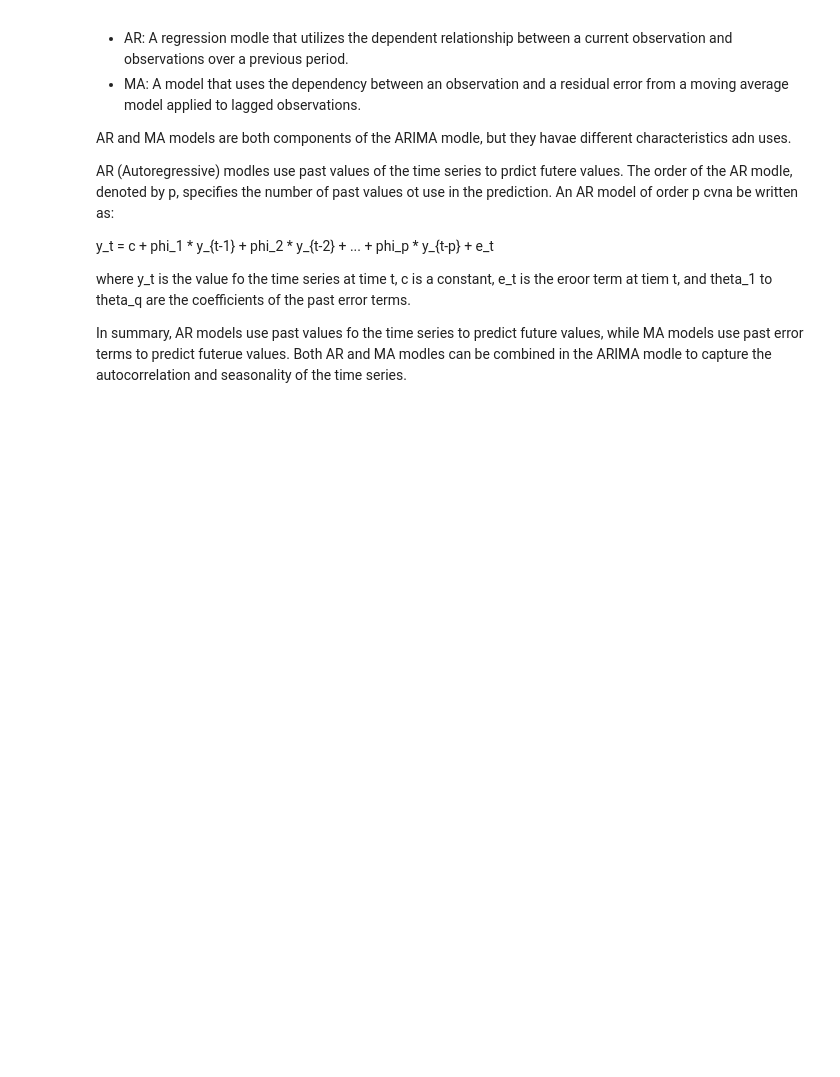
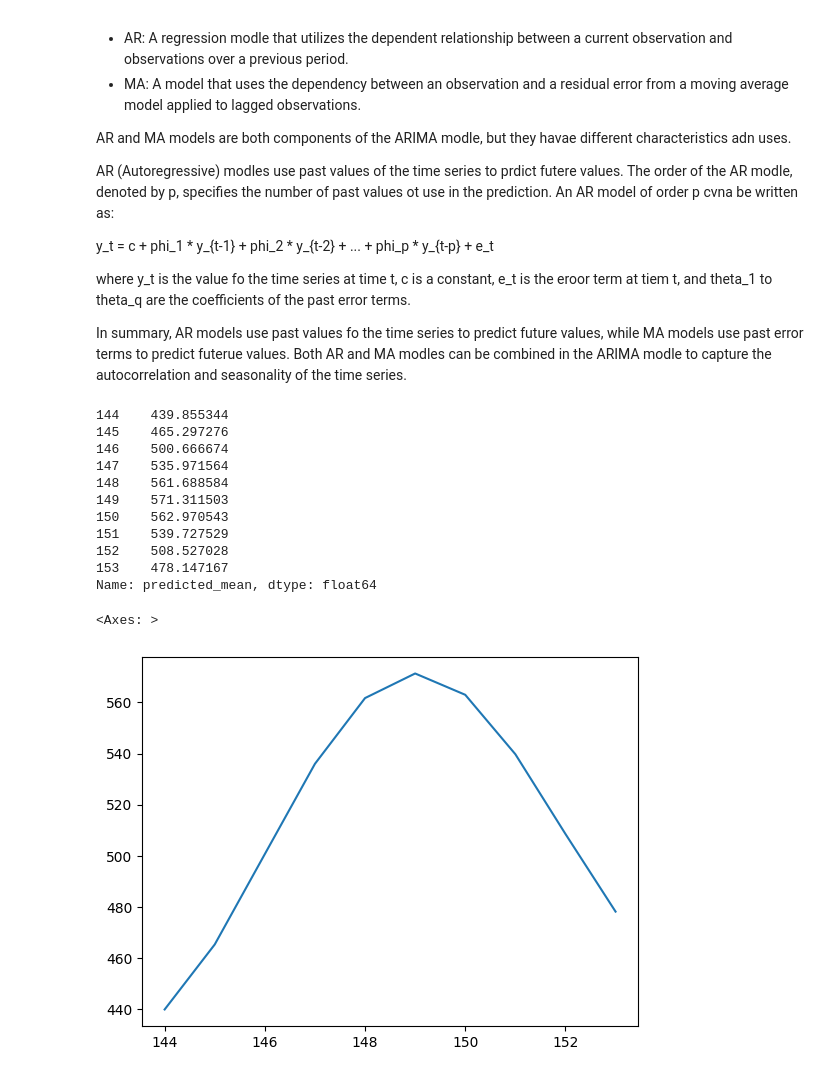
Before and after one commit to Ind-saurabh-kumar/Data_Science_Course, a Jupyter notebook: Deep_Learning_with_tensorflow/arima.ipynb, the cells around one changed output. Saved outputs shown, nothing was run; the diff lists cells and outputs as text; code cells hidden in the pictures; blank space fills up the shorter version.

Commit message:
arima model

```diff
--- a/Deep_Learning_with_tensorflow/arima.ipynb
+++ b/Deep_Learning_with_tensorflow/arima.ipynb
@@ -25,12 +25,37 @@ where y_t is the value fo the time series at time t, c is a constant, e_t is the
 In summary, AR models use past values fo the time series to predict future values, while MA models use past error terms to predict futerue values. Both AR and MA modles can be combined in the ARIMA modle to capture the autocorrelation and seasonality of the time series.
 # %%
 import pandas as pd
-from statsmodels.tsa.arima.models import ARIMA
+from statsmodels.tsa.arima.model import ARIMA
 
 # Load a sample dataset. We'll use "airPassengers" dataset.
-df=pd.read_csv('AirPassengers.csv')
+df=pd.read_csv('../Data/Airpassengers.csv')
 
 # We'll use the "Passengers" column to train our ARIMA model.
 # For this example, we'll use an ARIMA(2, 1, 2) model.
 
-modle = ARIMA(df['#Pasengers'], order=(2,1,2))
+modle = ARIMA(df['#Passengers'], order=(2,1,2))
+
+# Fit the model
+model = modle.fit()
+
+# Make a prediction
+prediction = model.forecast (steps=10)
+
+print(prediction)
+
+# plot the prediction
+prediction.plot()
+# %% [output]
+144    439.855344
+145    465.297276
+146    500.666674
+147    535.971564
+148    561.688584
+149    571.311503
+150    562.970543
+151    539.727529
+152    508.527028
+153    478.147167
+Name: predicted_mean, dtype: float64
+<Axes: >
+[figure, added]
```
Also changed, not shown: parts of 28 cells of this notebook.
